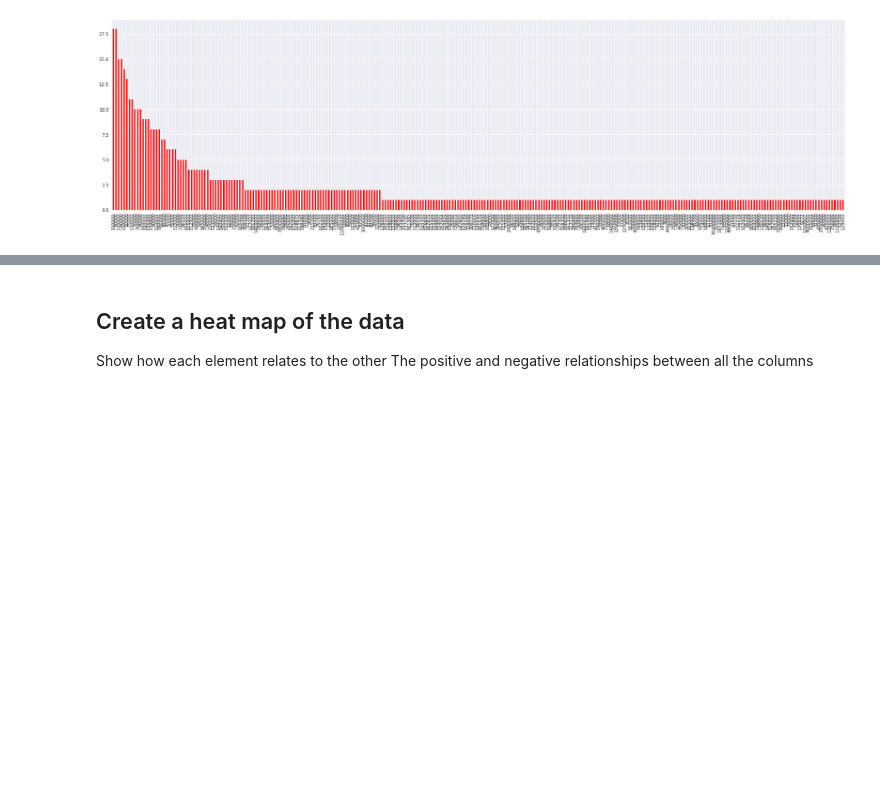
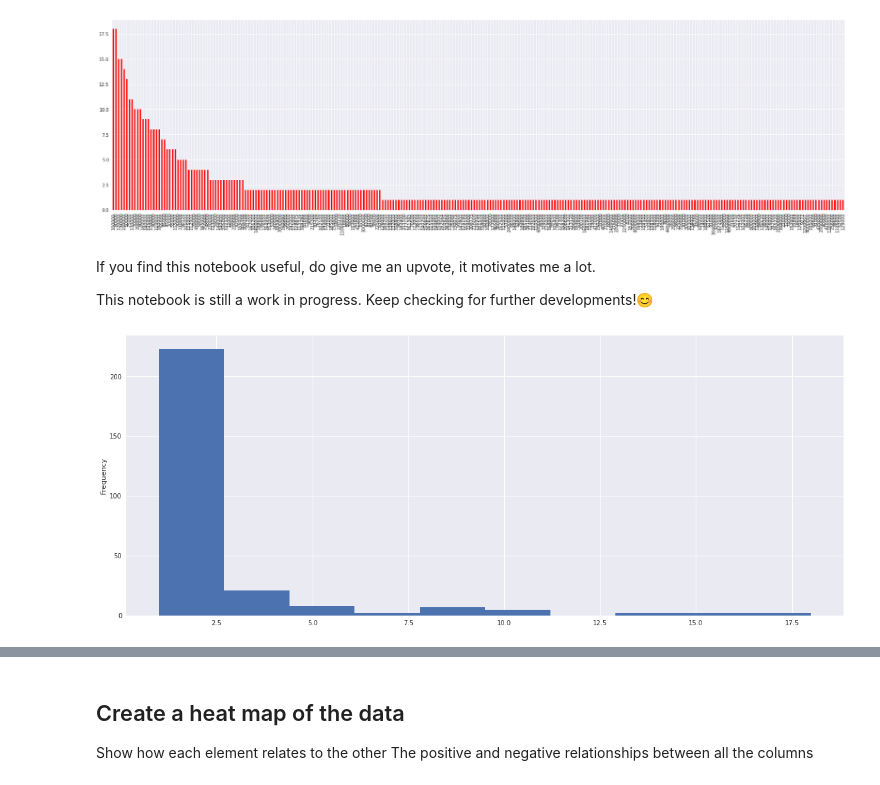
Before and after one commit to MoRagab33/-data-scientist-salaries, a Jupyter notebook: data-scientist-salaries.ipynb, the cells around one changed output, grey strips where cells are left out. Saved outputs shown, nothing was run; the diff lists cells and outputs as text; code cells hidden in the pictures; blank space fills up the shorter version.

Commit message:
Kaggle Notebook | Data Scientist Salaries | Version 4

```diff
--- a/data-scientist-salaries.ipynb
+++ b/data-scientist-salaries.ipynb
@@ -260,3 +264,13 @@ sal.plot(kind = 'bar',color='red')
 plt.show()
 # %% [output]
 [figure]
+# %% [markdown]
+If you find this notebook useful, do give me an upvote, it motivates me a lot.
+
+This notebook is still a work in progress. Keep checking for further developments!😊
+# %%
+plt.figure(figsize = (20,8))
+sal.plot(kind = 'hist')
+plt.show()
+# %% [output]
+[figure, added]
```
Also changed, not shown: parts of 7 cells of this notebook.
